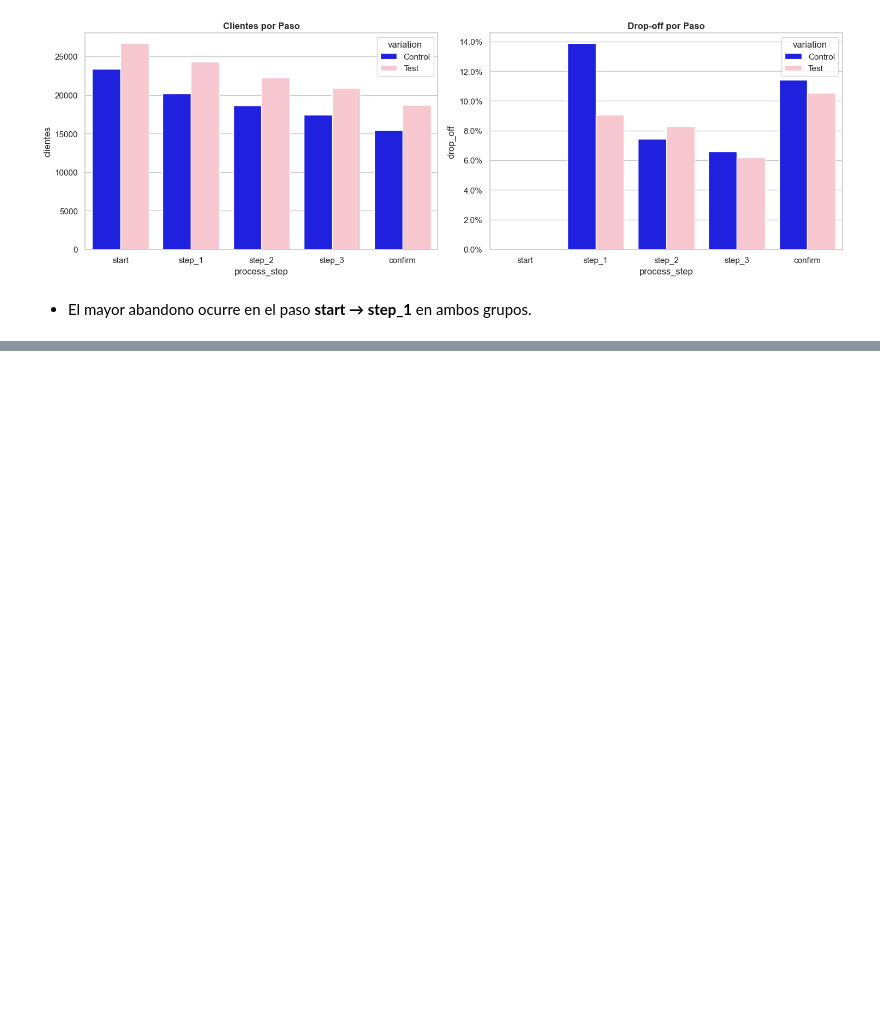
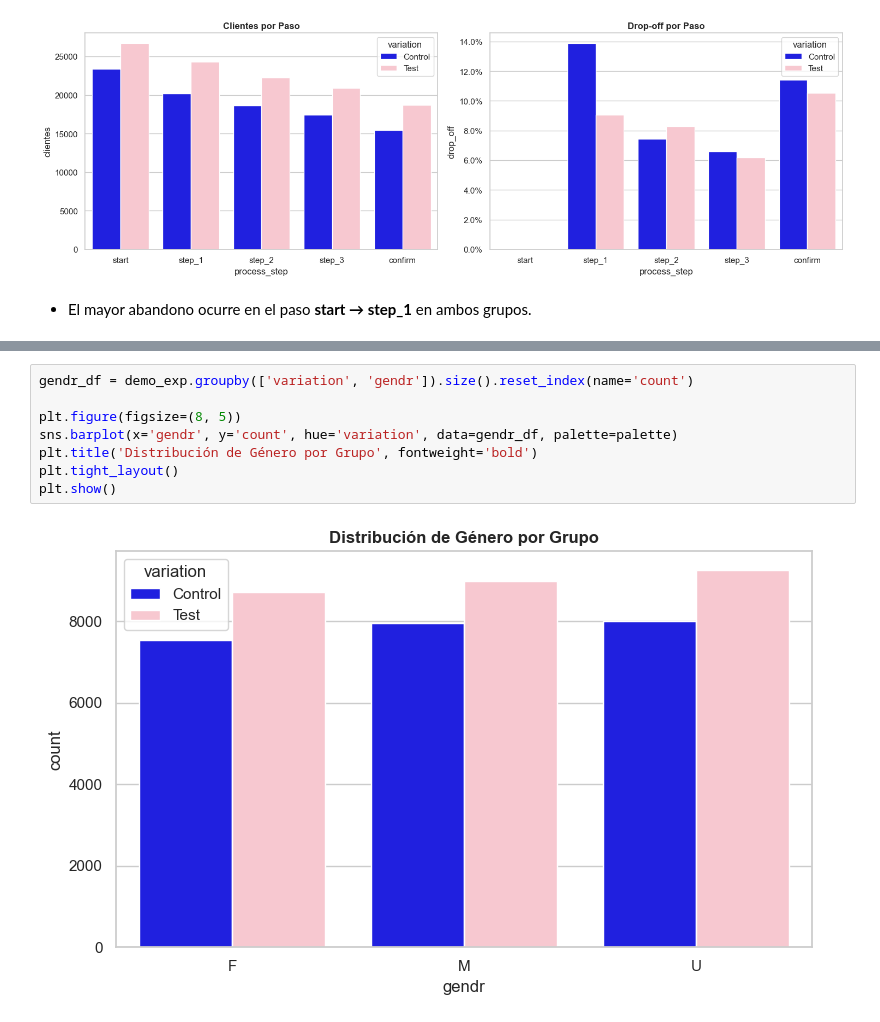
Before and after one commit to demonvaa/vanguard-ab-test, a Jupyter notebook: Proyecto_2.ipynb, the cells around one changed output, grey strips where cells are left out. Cells and saved outputs as stored; diff of their text form; blank space fills up the shorter version.

```diff
--- a/Proyecto_2.ipynb
+++ b/Proyecto_2.ipynb
@@ -904,0 +1629,10 @@ plt.show()
+# %%
+gendr_df = demo_exp.groupby(['variation', 'gendr']).size().reset_index(name='count')
+
+plt.figure(figsize=(8, 5))
+sns.barplot(x='gendr', y='count', hue='variation', data=gendr_df, palette=palette)
+plt.title('Distribución de Género por Grupo', fontweight='bold')
+plt.tight_layout()
+plt.show()
+# %% [output]
+[figure, added]
```
Also changed, not shown: parts of 92 cells of this notebook, 1 other file.
